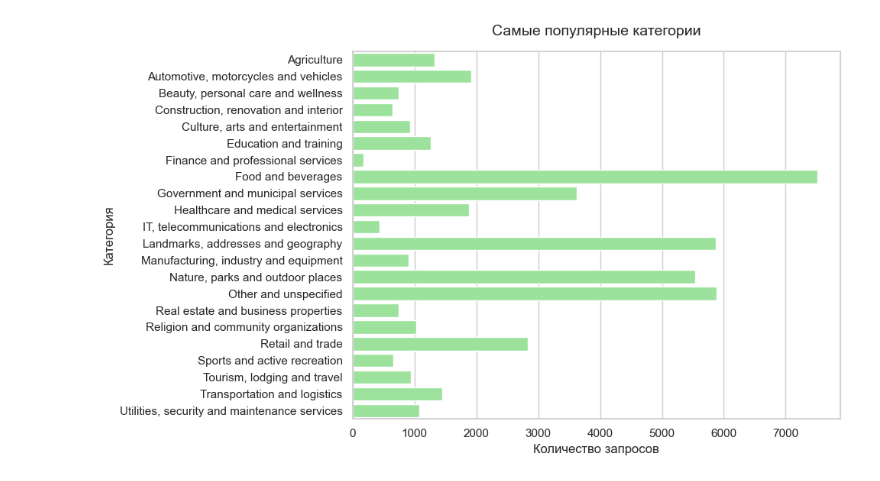
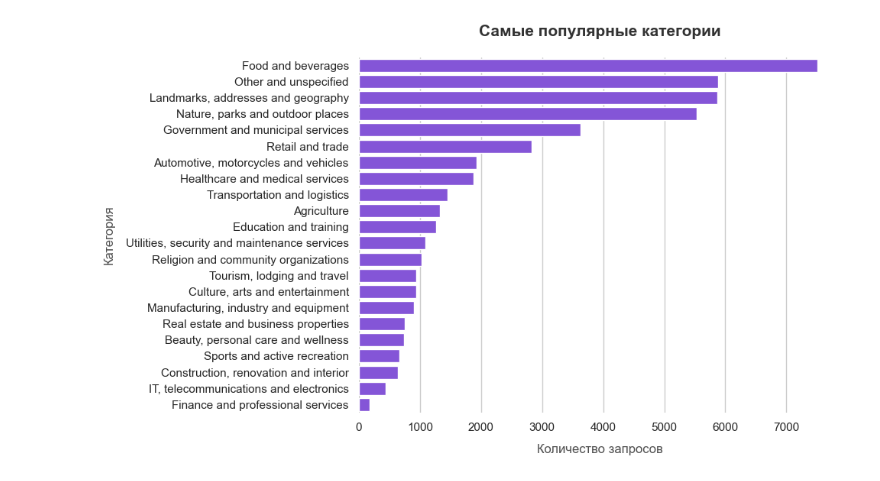
Before and after one commit to d1amp0/turkey-search-demand-map, a Jupyter notebook: ds/analysis/analysis.ipynb, the cells around one changed output. Saved outputs shown, nothing was run; the diff lists cells and outputs as text; code cells hidden in the pictures.

```diff
--- a/ds/analysis/analysis.ipynb
+++ b/ds/analysis/analysis.ipynb
@@ -87,25 +91,32 @@ plt.show()
 # %%
 grouped_df = (
     df.groupby("category")["query"].count().reset_index(name="count")
 )
+grouped_df = grouped_df.sort_values(by="count", ascending=False)
+
 plt.figure(figsize=(10, 6))
 sns.set_theme(style="whitegrid")
-sns.barplot(
+
+soft_coral = "#7e40ec"
+
+ax = sns.barplot(
     data=grouped_df,
     x="count",
     y="category",
-    color="lightgreen"
+    color=soft_coral
 )
 
-plt.title("Самые популярные категории", fontsize=14, pad=15)
-plt.xlabel("Количество запросов", fontsize=12)
-plt.ylabel("Категория", fontsize=12)
+plt.title("Самые популярные категории", fontsize=15, fontweight="bold", pad=20, color="#333333")
+plt.xlabel("Количество запросов", fontsize=12, labelpad=10, color="#4F4F4F")
+plt.ylabel("Категория", fontsize=12, labelpad=10, color="#4F4F4F")
+
+sns.despine(left=True, bottom=True)
 
 plt.tight_layout()
-plt.savefig('categories.png')
+plt.savefig('categories.png', dpi=300)
 plt.show()
 # %% [output]
-[figure, old version]
+[figure, new version]
 # %%
 df["time"] = pd.to_datetime(df["time"])
 
```
Also changed, not shown: parts of 5 cells of this notebook, 2 other files.
